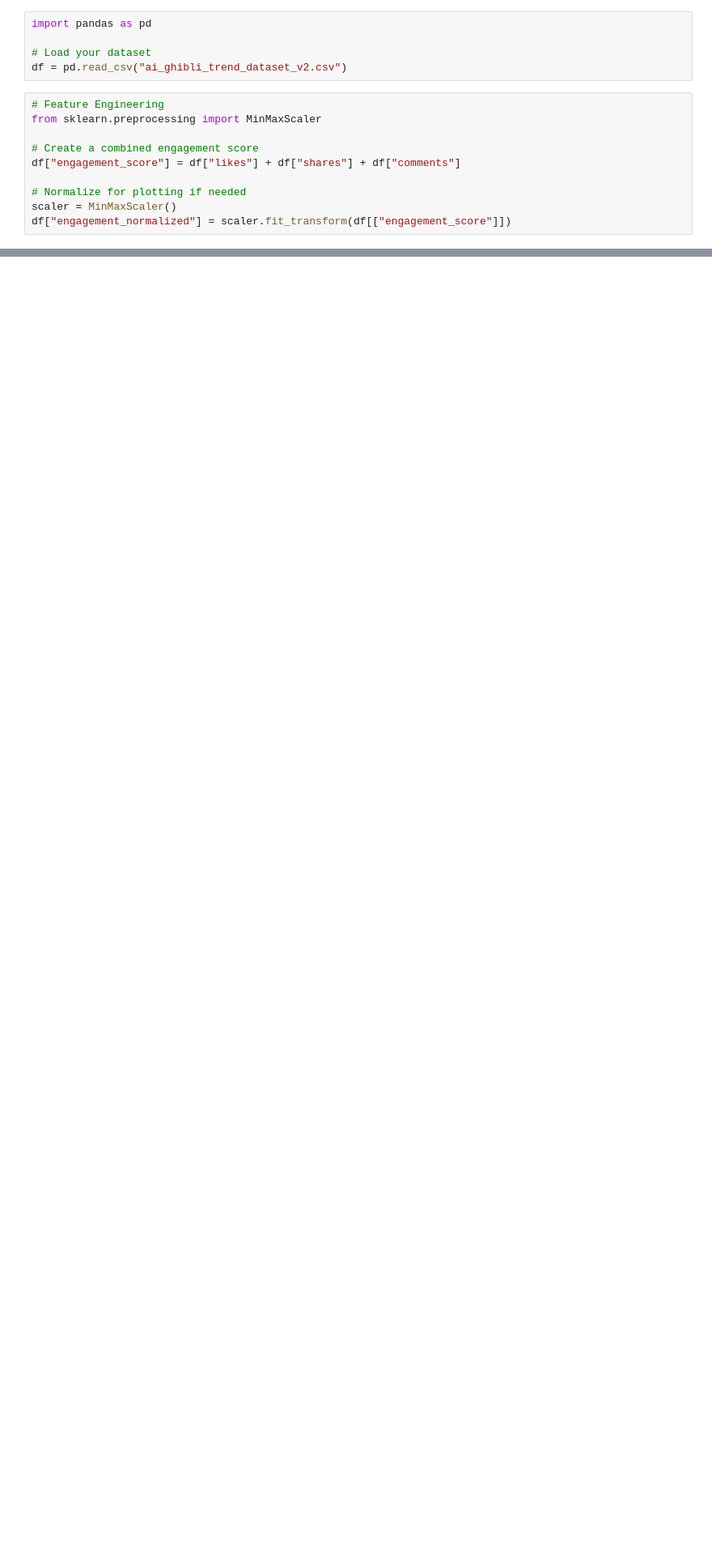
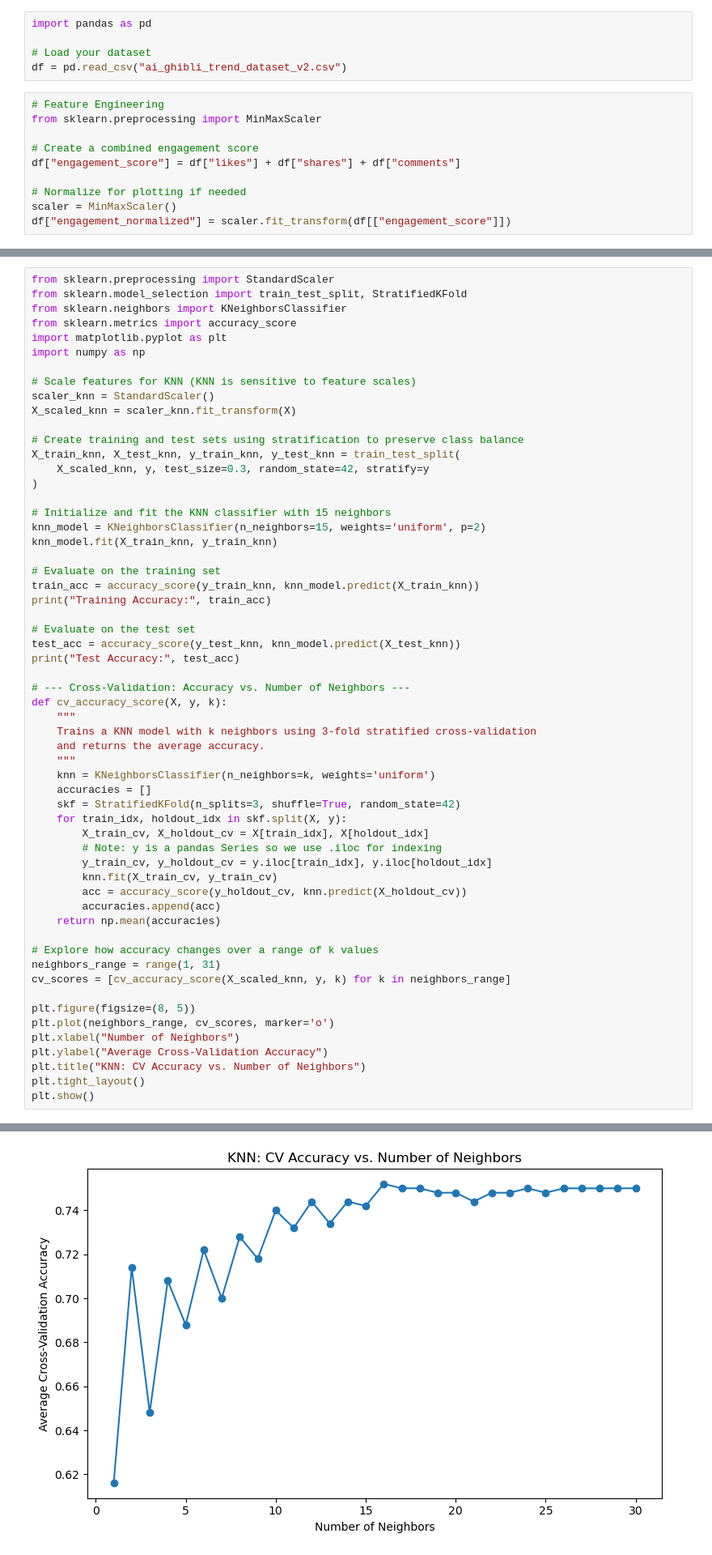
Before and after one commit to notshantanu/Adv-Analytics-Proj, a Jupyter notebook: Adv_Analytics_Project.ipynb, the cells around one changed output, grey strips where cells are left out. Shown: that part at 81% size. Cells and saved outputs as stored; diff of their text form; blank space fills up the shorter version.

Commit message:
KNN Model
Added KNN model training and testing, comparison to baseline, and plotting of predicted vs. actual datapoints

```diff
--- a/Adv_Analytics_Project.ipynb
+++ b/Adv_Analytics_Project.ipynb
@@ -335,2 +334,61 @@ Topic #3: stars, glowing, night, sky, traveler, lone, ruin, enchanted, exploring
 Topic #4: mysterious, castle, clouds, temple, hidden, ghiblistyle, bustling, awaystyle, market, street
 Topic #5: world, passing, fantasy, animestyle, train, village, sunset, lanterns, magical, forest
+# %%
+from sklearn.preprocessing import StandardScaler
+from sklearn.model_selection import train_test_split, StratifiedKFold
+from sklearn.neighbors import KNeighborsClassifier
+from sklearn.metrics import accuracy_score
+import matplotlib.pyplot as plt
+import numpy as np
+
+# Scale features for KNN (KNN is sensitive to feature scales)
+scaler_knn = StandardScaler()
+X_scaled_knn = scaler_knn.fit_transform(X)
+
+# Create training and test sets using stratification to preserve class balance
+X_train_knn, X_test_knn, y_train_knn, y_test_knn = train_test_split(
+    X_scaled_knn, y, test_size=0.3, random_state=42, stratify=y
+)
+
+# Initialize and fit the KNN classifier with 15 neighbors
+knn_model = KNeighborsClassifier(n_neighbors=15, weights='uniform', p=2)
+knn_model.fit(X_train_knn, y_train_knn)
+
+# Evaluate on the training set
+train_acc = accuracy_score(y_train_knn, knn_model.predict(X_train_knn))
+print("Training Accuracy:", train_acc)
+
+# Evaluate on the test set
+test_acc = accuracy_score(y_test_knn, knn_model.predict(X_test_knn))
+print("Test Accuracy:", test_acc)
+
+# --- Cross-Validation: Accuracy vs. Number of Neighbors ---
+def cv_accuracy_score(X, y, k):
+    """
+    Trains a KNN model with k neighbors using 3-fold stratified cross-validation
+    and returns the average accuracy.
+    """
+    knn = KNeighborsClassifier(n_neighbors=k, weights='uniform')
+    accuracies = []
+    skf = StratifiedKFold(n_splits=3, shuffle=True, random_state=42)
+    for train_idx, holdout_idx in skf.split(X, y):
+        X_train_cv, X_holdout_cv = X[train_idx], X[holdout_idx]
+        # Note: y is a pandas Series so we use .iloc for indexing
+        y_train_cv, y_holdout_cv = y.iloc[train_idx], y.iloc[holdout_idx]
+        knn.fit(X_train_cv, y_train_cv)
+        acc = accuracy_score(y_holdout_cv, knn.predict(X_holdout_cv))
+        accuracies.append(acc)
+    return np.mean(accuracies)
+
+# Explore how accuracy changes over a range of k values
+neighbors_range = range(1, 31)
+cv_scores = [cv_accuracy_score(X_scaled_knn, y, k) for k in neighbors_range]
+
+plt.figure(figsize=(8, 5))
+plt.plot(neighbors_range, cv_scores, marker='o')
+plt.xlabel("Number of Neighbors")
+plt.ylabel("Average Cross-Validation Accuracy")
+plt.title("KNN: CV Accuracy vs. Number of Neighbors")
+plt.tight_layout()
+plt.show()
+# %% [output]
@@ -336,0 +397 @@ Topic #5: world, passing, fantasy, animestyle, train, village, sunset, lanterns,
+[figure, added]
```
Also changed, not shown: parts of 12 cells of this notebook, 4 other files.
